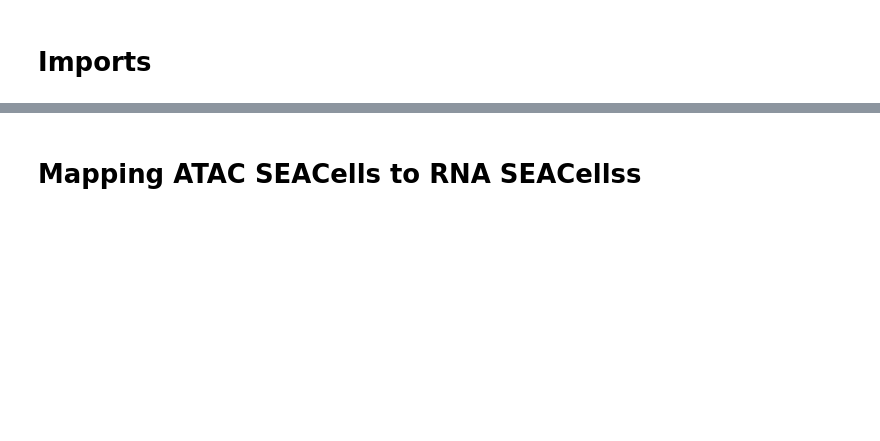
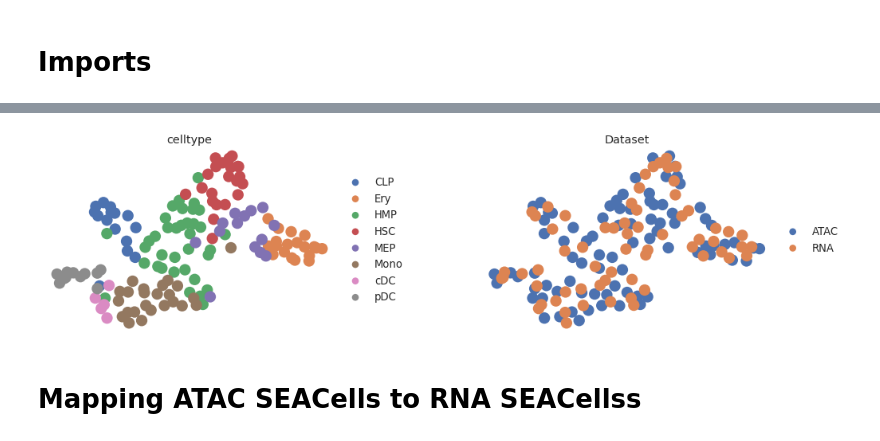
Before and after one commit to dpeerlab/SEACells, a Jupyter notebook: notebooks/SEACell_domain_adapt.ipynb, the cells around one changed output, grey strips where cells are left out. Cells and saved outputs as stored; diff of their text form; code cells hidden in the pictures; blank space fills up the shorter version.

```diff
--- a/notebooks/SEACell_domain_adapt.ipynb
+++ b/notebooks/SEACell_domain_adapt.ipynb
@@ -168,3 +153,7 @@ comb_ad.obsm['X_pca_transformed'] = pd.DataFrame(xs_transformed).append(pd.DataF
+# %%
+sc.pl.scatter(comb_ad, basis='umap', color=['celltype', 'Dataset'], frameon=False)
+# %% [output]
+[figure, added]
 # %% [markdown]
 # Mapping ATAC SEACells to RNA SEACellss
 # %%
```
Also changed, not shown: parts of 25 cells of this notebook, 12 other files.
